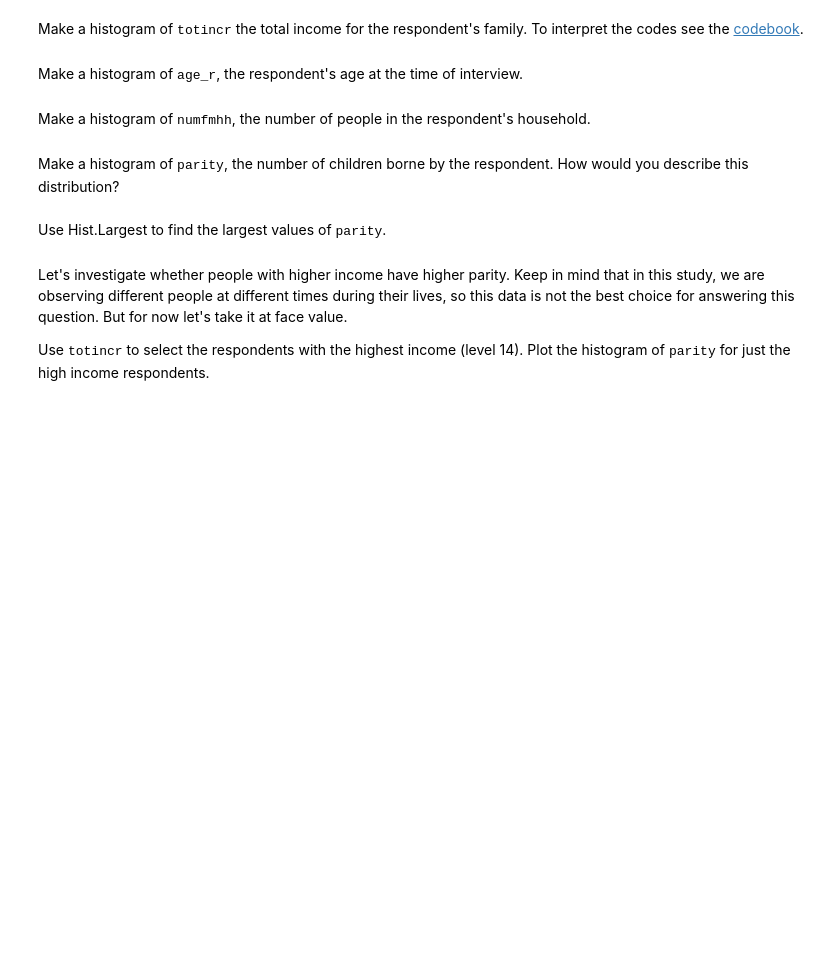
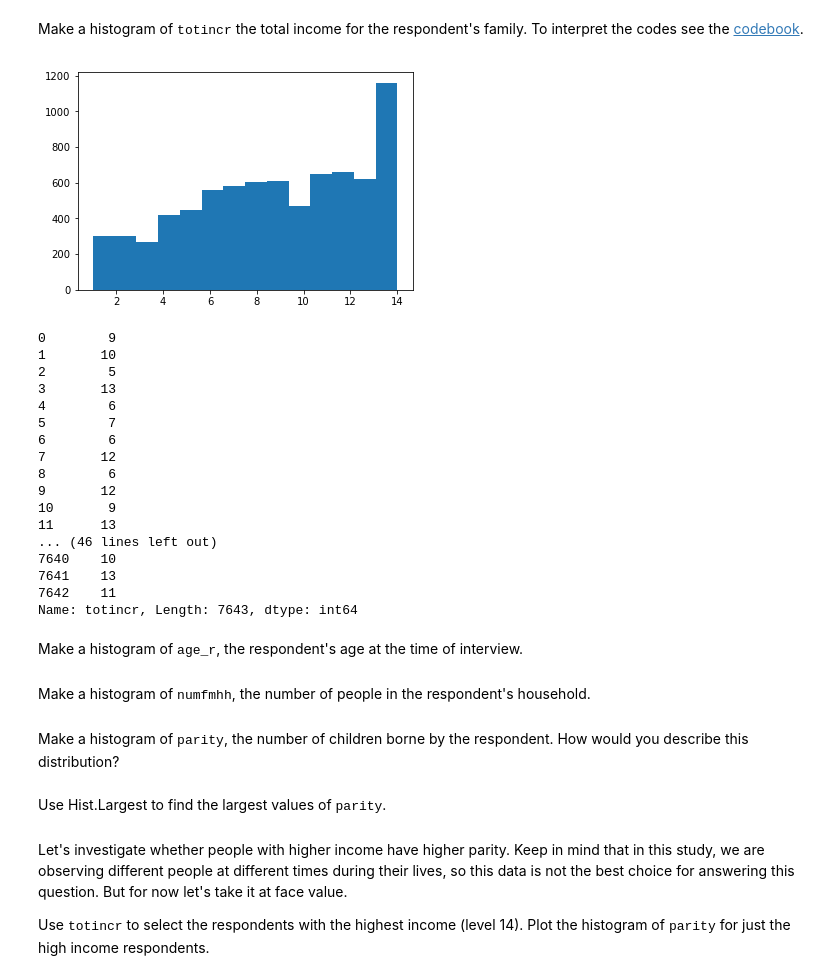
Before and after one commit to thomasdunlap/ThinkStats2, a Jupyter notebook: code/chap02ex.ipynb, the cells around one changed output. Drawn from its saved outputs; the diff is of its cells as text; code cells hidden in the pictures; blank space fills up the shorter version.

Commit message:
refactor: Cleaned up totalincr
Changed bins from 'auto' to 14
Removed np.hist()

```diff
--- a/code/chap02ex.ipynb
+++ b/code/chap02ex.ipynb
@@ -310,3 +322,29 @@ Make a histogram of <tt>totincr</tt> the total income for the respondent's famil
+# %%
+# Solution goes here
+import matplotlib.pyplot as plt
+import numpy as np
+
+plt.hist(resp['totincr'], bins=14)
+plt.show() i
+# %% [output]
+[figure, added]
+0        9
+1       10
+2        5
+3       13
+4        6
+5        7
+6        6
+7       12
+8        6
+9       12
+10       9
+11      13
+... (46 lines left out)
+7640    10
+7641    13
+7642    11
+Name: totincr, Length: 7643, dtype: int64
 # %% [markdown]
 Make a histogram of <tt>age_r</tt>, the respondent's age at the time of interview.
 # %%
```
Also changed, not shown: parts of 3 cells of this notebook.
